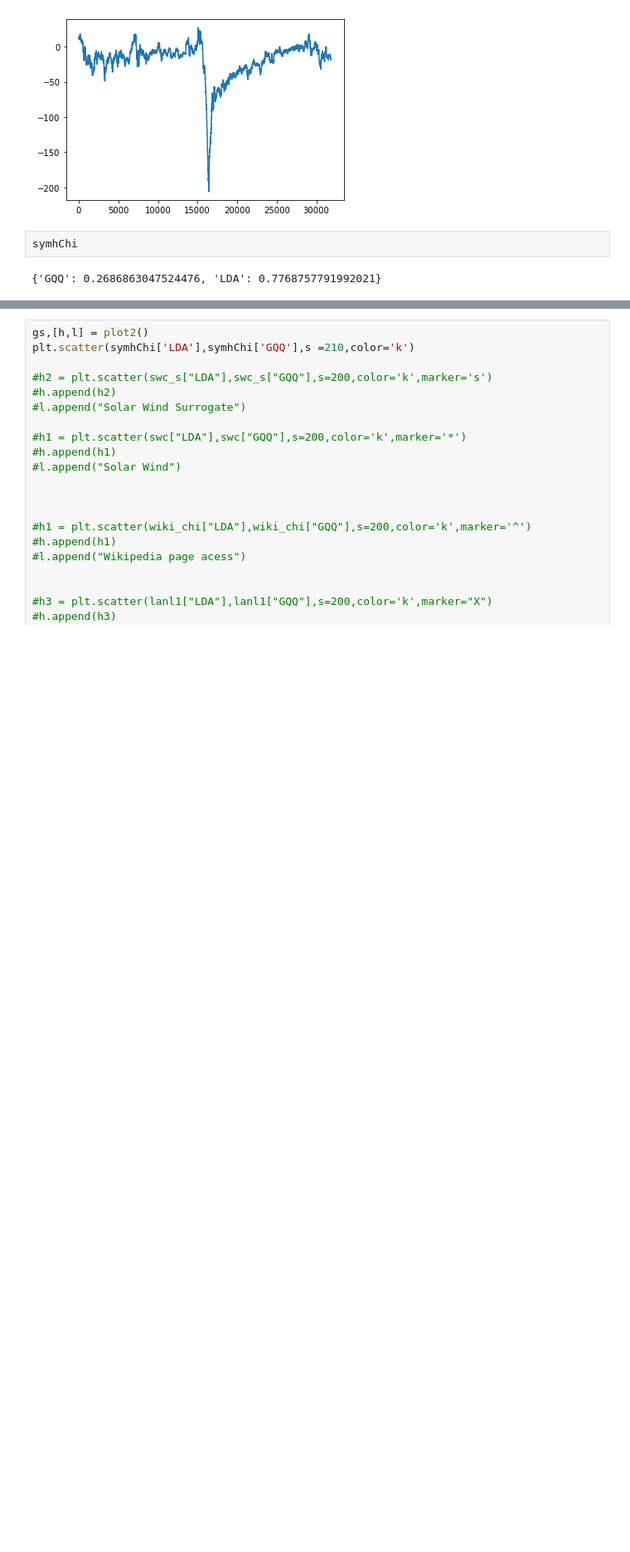
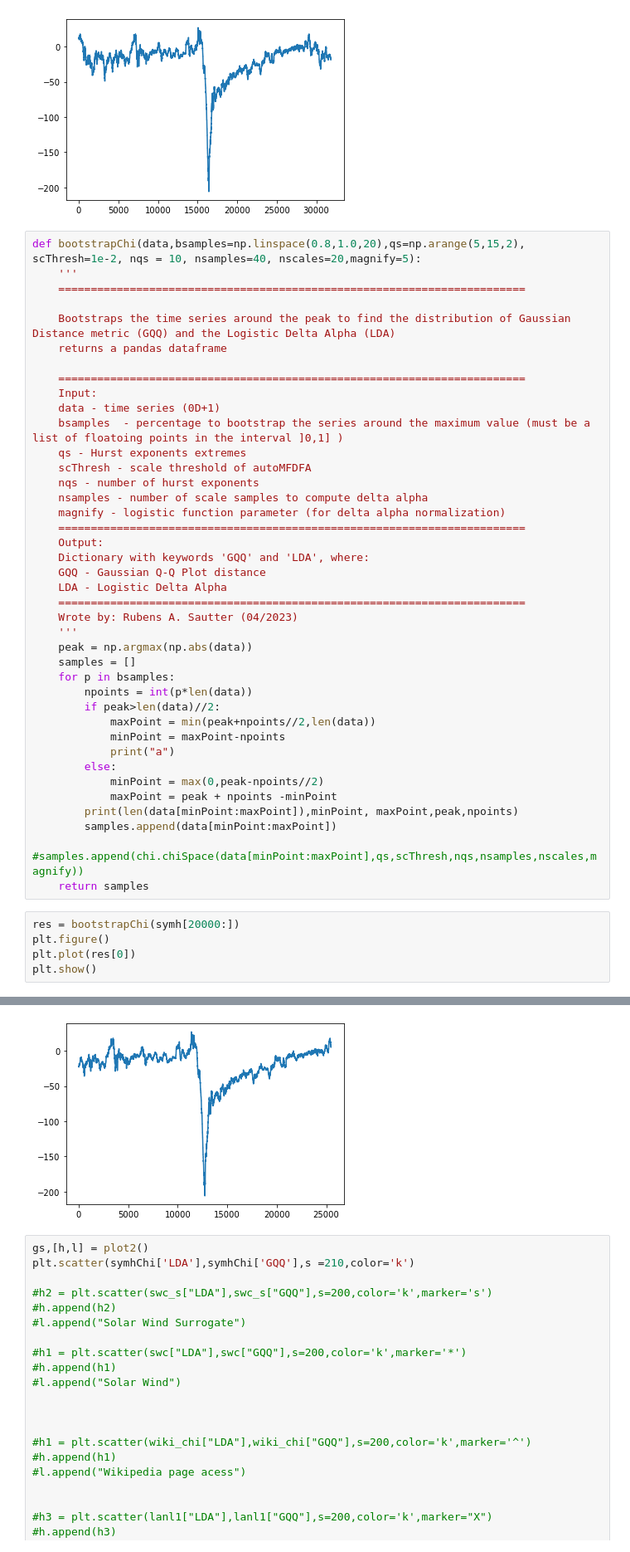
Before and after one commit to rsautter/Chi-Space, a Jupyter notebook: examples/Chi_Space.ipynb, the cells around one changed output, grey strips where cells are left out. Shown at 83% size. Cells and saved outputs as stored; diff of their text form; blank space fills up the shorter version.

Commit message:
Fixed negative ranges in bootstrap

```diff
--- a/examples/Chi_Space.ipynb
+++ b/examples/Chi_Space.ipynb
@@ -357,7 +357,49 @@ plt.plot(symh[20000:])
 plt.show()
 # %% [output]
 [figure]
-# %%
-symhChi
-# %% [output]
-{'GQQ': 0.2686863047524476, 'LDA': 0.7768757791992021}
+# %%
+def bootstrapChi(data,bsamples=np.linspace(0.8,1.0,20),qs=np.arange(5,15,2), scThresh=1e-2, nqs = 10, nsamples=40, nscales=20,magnify=5):
+	'''
+	========================================================================
+
+	Bootstraps the time series around the peak to find the distribution of Gaussian Distance metric (GQQ) and the Logistic Delta Alpha (LDA)
+	returns a pandas dataframe
+
+	========================================================================
+	Input:
+	data - time series (0D+1)
+	bsamples  - percentage to bootstrap the series around the maximum value (must be a list of floatoing points in the interval ]0,1] )
+	qs - Hurst exponents extremes
+	scThresh - scale threshold of autoMFDFA
+	nqs - number of hurst exponents
+	nsamples - number of scale samples to compute delta alpha
+	magnify - logistic function parameter (for delta alpha normalization)
+	========================================================================
+	Output:
+	Dictionary with keywords 'GQQ' and 'LDA', where:
+	GQQ - Gaussian Q-Q Plot distance
+	LDA - Logistic Delta Alpha
+	========================================================================
+	Wrote by: Rubens A. Sautter (04/2023)
+	'''
+	peak = np.argmax(np.abs(data))
+	samples = []
+	for p in bsamples:
+		npoints = int(p*len(data))
+		if peak>len(data)//2:
+			maxPoint = min(peak+npoints//2,len(data))
+			minPoint = maxPoint-npoints
+			print("a")
+		else:
+			minPoint = max(0,peak-npoints//2)
+			maxPoint = peak + npoints -minPoint
+		print(len(data[minPoint:maxPoint]),minPoint, maxPoint,peak,npoints)
+		samples.append(data[minPoint:maxPoint])
+		#samples.append(chi.chiSpace(data[minPoint:maxPoint],qs,scThresh,nqs,nsamples,nscales,magnify))
+	return samples
+# %%
+res = bootstrapChi(symh[20000:])
+plt.figure()
+plt.plot(res[0])
+plt.show()
+# %% [output]
@@ -364,3 +423,4 @@ symhChi
+[figure, added]
 # %%
 gs,[h,l] = plot2()
 plt.scatter(symhChi['LDA'],symhChi['GQQ'],s =210,color='k')
```
Also changed, not shown: parts of 2 cells of this notebook, 1 other file.
